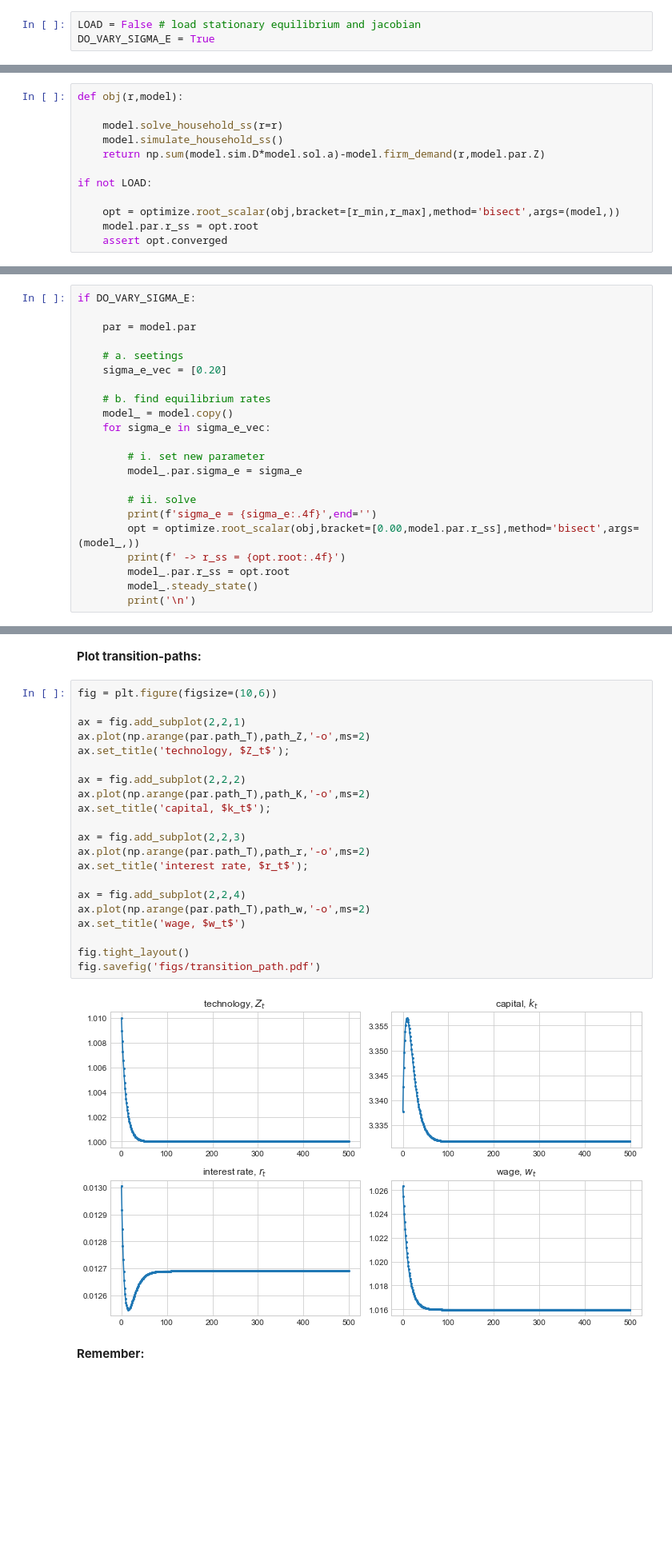
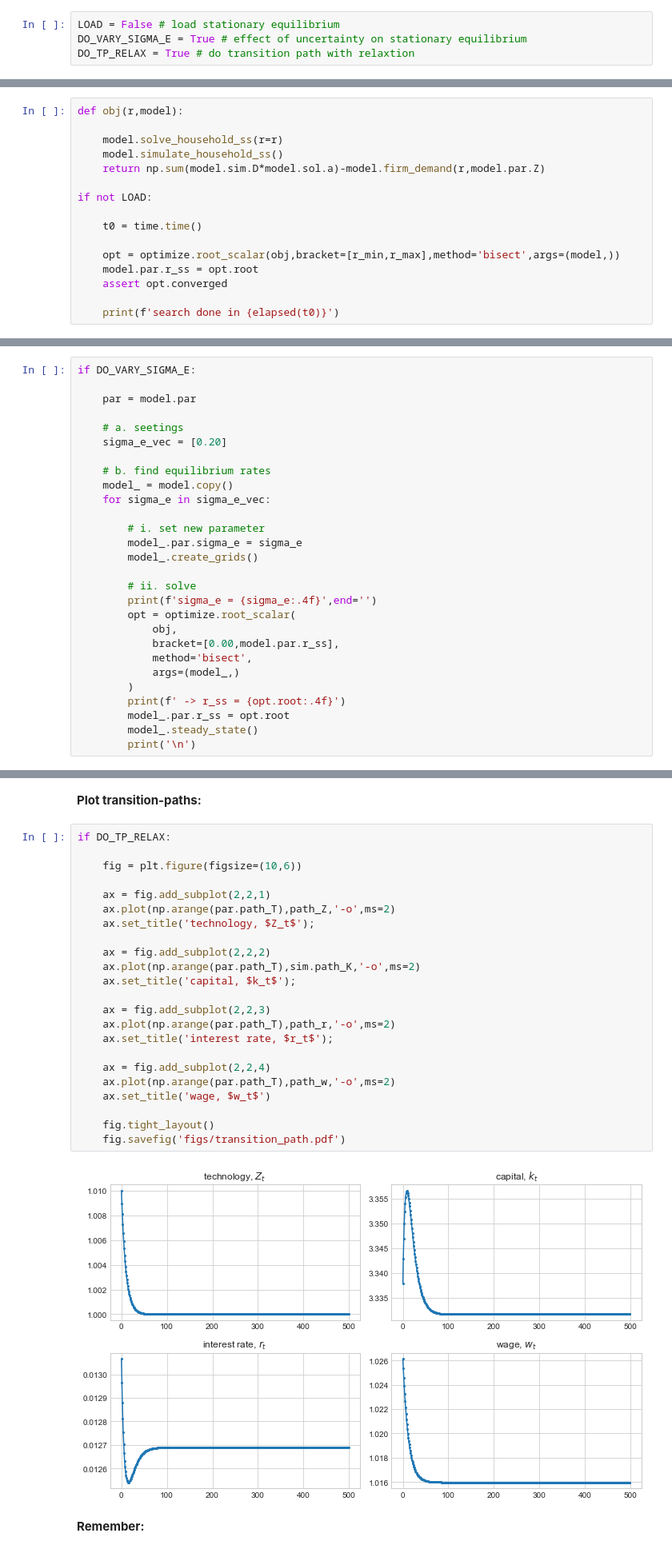
Before and after one commit to NumEconCopenhagen/ConsumptionSavingNotebooks, a Jupyter notebook: 00. DynamicProgramming/05. General Equilibrium.ipynb, the cells around one changed output, grey strips where cells are left out. Shown at 80% size. Drawn from its saved outputs; the diff is of its cells as text; blank space fills up the shorter version.

```diff
--- a/00. DynamicProgramming/05. General Equilibrium.ipynb
+++ b/00. DynamicProgramming/05. General Equilibrium.ipynb
@@ -9,8 +9,9 @@ The notebook shows how to:
 2. Solve for (non-linear) **transition paths** using a relaxtion algorithm.
 3. Solve for **transition paths** (linear vs. non-linear) and **impulse-responses** using the **sequence-space method** of **Auclert et. al. (2020)**.
 # %%
-LOAD = False # load stationary equilibrium and jacobian
-DO_VARY_SIGMA_E = True
+LOAD = False # load stationary equilibrium
+DO_VARY_SIGMA_E = True # effect of uncertainty on stationary equilibrium
+DO_TP_RELAX = True # do transition path with relaxtion
 # %% [markdown]
 # Setup
 # %%
@@ -155,6 +169,10 @@ def obj(r,model):
 
 if not LOAD:
 
+    t0 = time.time()
+
     opt = optimize.root_scalar(obj,bracket=[r_min,r_max],method='bisect',args=(model,))
     model.par.r_ss = opt.root
     assert opt.converged
+
+    print(f'search done in {elapsed(t0)}')
@@ -191,10 +221,16 @@ if DO_VARY_SIGMA_E:
 
         # i. set new parameter
         model_.par.sigma_e = sigma_e
+        model_.create_grids()
 
         # ii. solve
         print(f'sigma_e = {sigma_e:.4f}',end='')
-        opt = optimize.root_scalar(obj,bracket=[0.00,model.par.r_ss],method='bisect',args=(model_,))
+        opt = optimize.root_scalar(
+            obj,
+            bracket=[0.00,model.par.r_ss],
+            method='bisect',
+            args=(model_,)
+        )
         print(f' -> r_ss = {opt.root:.4f}')
         model_.par.r_ss = opt.root
         model_.steady_state()
@@ -274,28 +375,30 @@ while True:
 # %% [markdown]
 **Plot transition-paths:**
 # %%
-fig = plt.figure(figsize=(10,6))
+if DO_TP_RELAX:
 
-ax = fig.add_subplot(2,2,1)
-ax.plot(np.arange(par.path_T),path_Z,'-o',ms=2)
-ax.set_title('technology, $Z_t$');
+    fig = plt.figure(figsize=(10,6))
 
-ax = fig.add_subplot(2,2,2)
-ax.plot(np.arange(par.path_T),path_K,'-o',ms=2)
-ax.set_title('capital, $k_t$');
+    ax = fig.add_subplot(2,2,1)
+    ax.plot(np.arange(par.path_T),path_Z,'-o',ms=2)
+    ax.set_title('technology, $Z_t$');
 
-ax = fig.add_subplot(2,2,3)
-ax.plot(np.arange(par.path_T),path_r,'-o',ms=2)
-ax.set_title('interest rate, $r_t$');
+    ax = fig.add_subplot(2,2,2)
+    ax.plot(np.arange(par.path_T),sim.path_K,'-o',ms=2)
+    ax.set_title('capital, $k_t$');
 
-ax = fig.add_subplot(2,2,4)
-ax.plot(np.arange(par.path_T),path_w,'-o',ms=2)
-ax.set_title('wage, $w_t$')
+    ax = fig.add_subplot(2,2,3)
+    ax.plot(np.arange(par.path_T),path_r,'-o',ms=2)
+    ax.set_title('interest rate, $r_t$');
 
-fig.tight_layout()
-fig.savefig('figs/transition_path.pdf')
+    ax = fig.add_subplot(2,2,4)
+    ax.plot(np.arange(par.path_T),path_w,'-o',ms=2)
+    ax.set_title('wage, $w_t$')
+
+    fig.tight_layout()
+    fig.savefig('figs/transition_path.pdf')
 # %% [output]
-[figure, old version]
+[figure, new version]
 # %% [markdown]
 **Remember:**
 # %%
```
Also changed, not shown: parts of 35 cells of this notebook, 9 other files.
